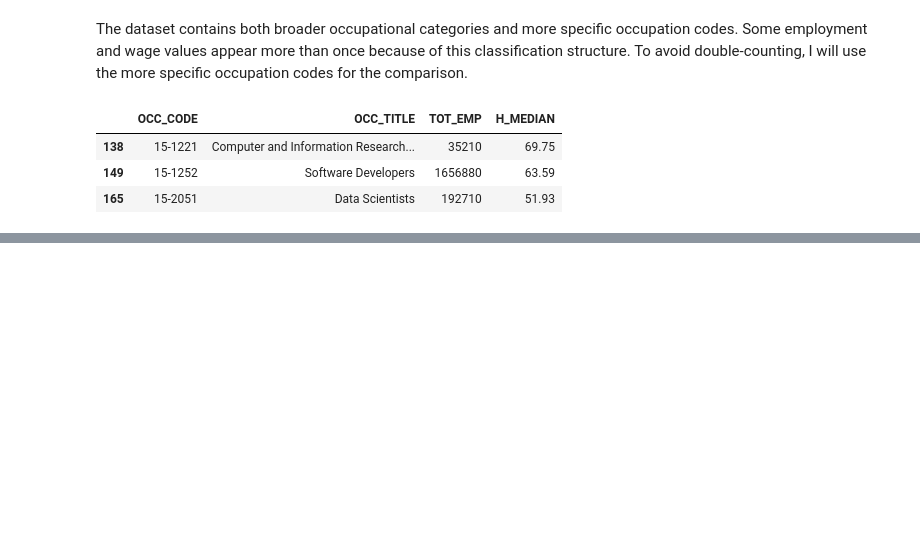
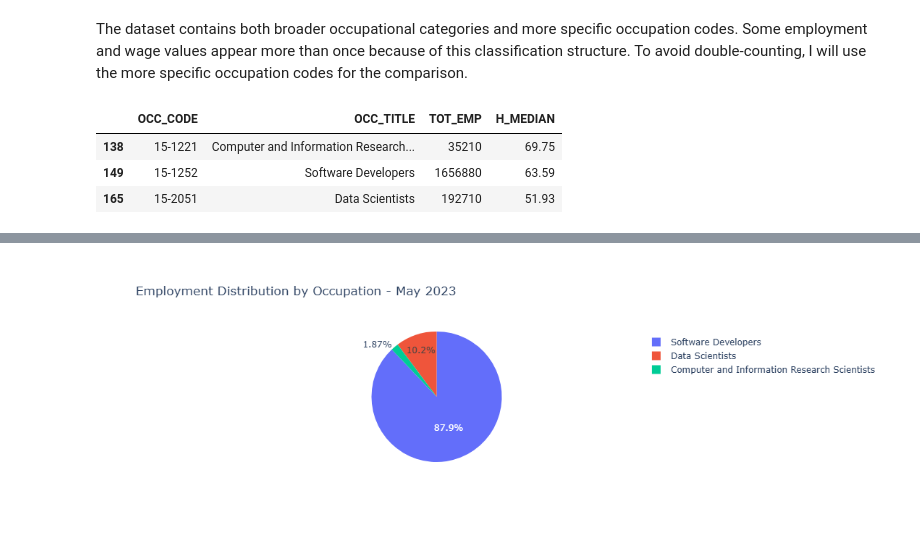
Before and after one commit to FernandaFar/data-visualisation-ca1, a Jupyter notebook: Ca1-Visualisation.ipynb, the cells around one changed output, grey strips where cells are left out. Cells and saved outputs as stored; diff of their text form; code cells hidden in the pictures; blank space fills up the shorter version.

```diff
--- a/Ca1-Visualisation.ipynb
+++ b/Ca1-Visualisation.ipynb
@@ -227,0 +354,12 @@ national_data[['OCC_CODE', 'OCC_TITLE', 'TOT_EMP', 'H_MEDIAN']]
+# %%
+import plotly.express as px
+
+fig = px.pie(
+    national_data,
+    values='TOT_EMP',
+    names='OCC_TITLE',
+    title='Employment Distribution by Occupation - May 2023'
+)
+
+fig.show()
+# %% [output]
@@ -227,0 +367 @@ national_data[['OCC_CODE', 'OCC_TITLE', 'TOT_EMP', 'H_MEDIAN']]
+[figure, added]
```
Also changed, not shown: parts of 20 cells of this notebook.
